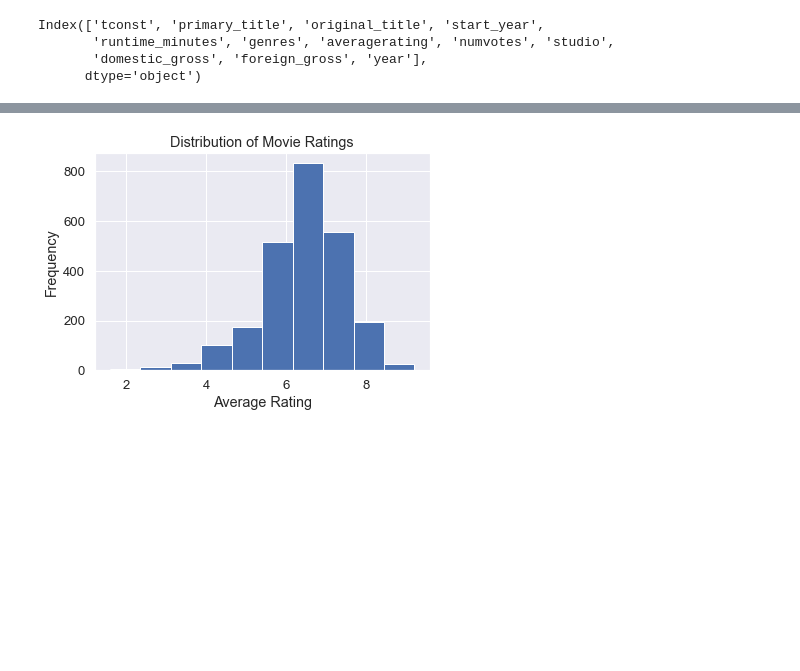
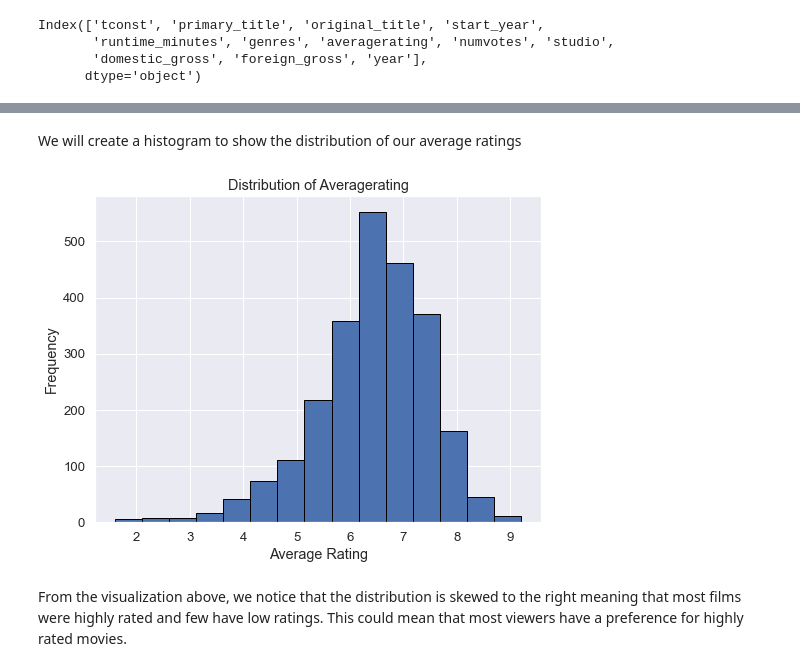
Before and after one commit to Trixiemoek/dsc-phase-1-project, a Jupyter notebook: student.ipynb, the cells around one changed output, grey strips where cells are left out. Saved outputs shown, nothing was run; the diff lists cells and outputs as text; code cells hidden in the pictures; blank space fills up the shorter version.

```diff
--- a/student.ipynb
+++ b/student.ipynb
@@ -382,9 +452,17 @@ Index(['tconst', 'primary_title', 'original_title', 'start_year',
+# %% [markdown]
+We will create a histogram to show the distribution of our average ratings
 # %%
-#let's check the distribution of ratings
-data['averagerating'].hist()
+#create a variable 'rating' with our data
+rating= data['averagerating']
+#create histogram
+plt.subplots(figsize=(8,6))
+plt.hist(rating, bins=15, edgecolor='black')
+#set labels
 plt.xlabel('Average Rating')
 plt.ylabel('Frequency')
-plt.title('Distribution of Movie Ratings')
+plt.title('Distribution of Averagerating')
 plt.show()
 # %% [output]
-[figure, old version]
+[figure, new version]
+# %% [markdown]
+From the visualization above, we notice that the distribution is skewed to the right meaning that most films were highly rated and few have low ratings. This could mean that most viewers have a preference for highly rated movies.
```
Also changed, not shown: parts of 12 cells of this notebook.
